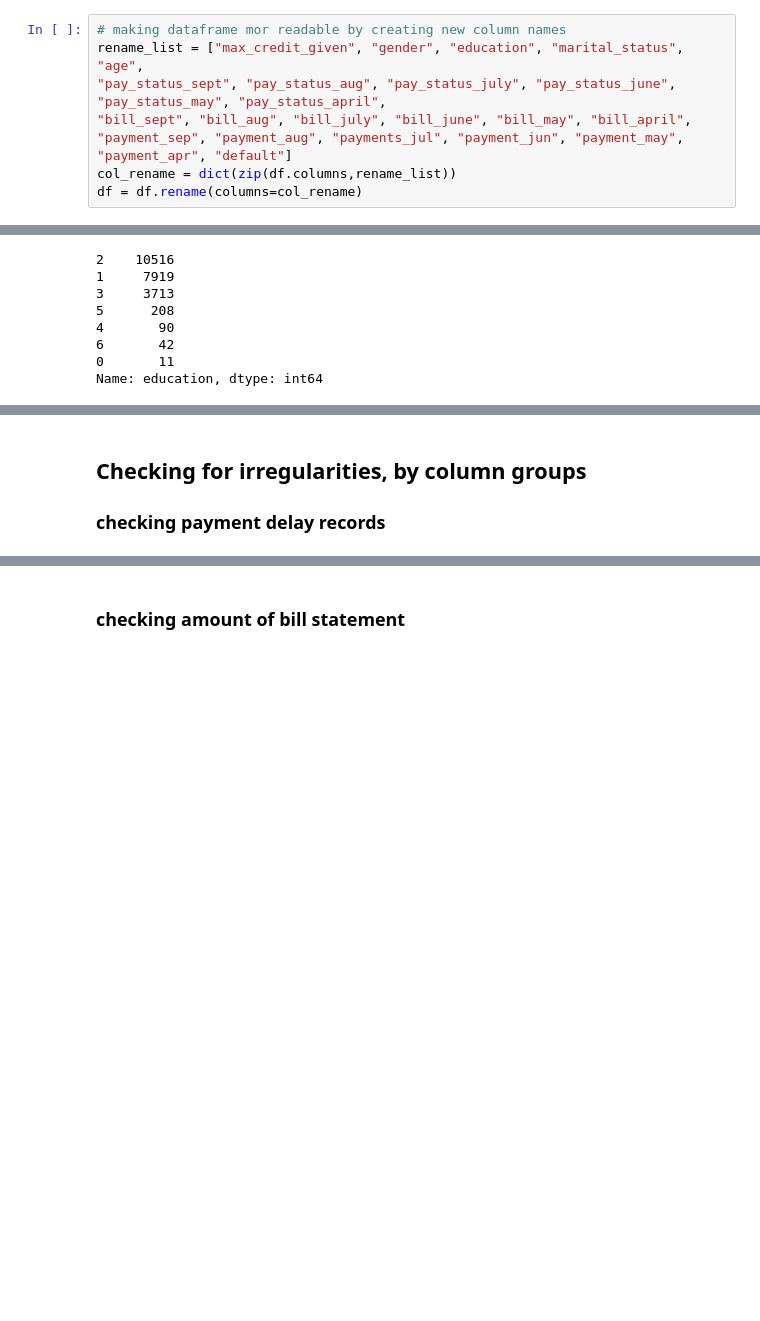
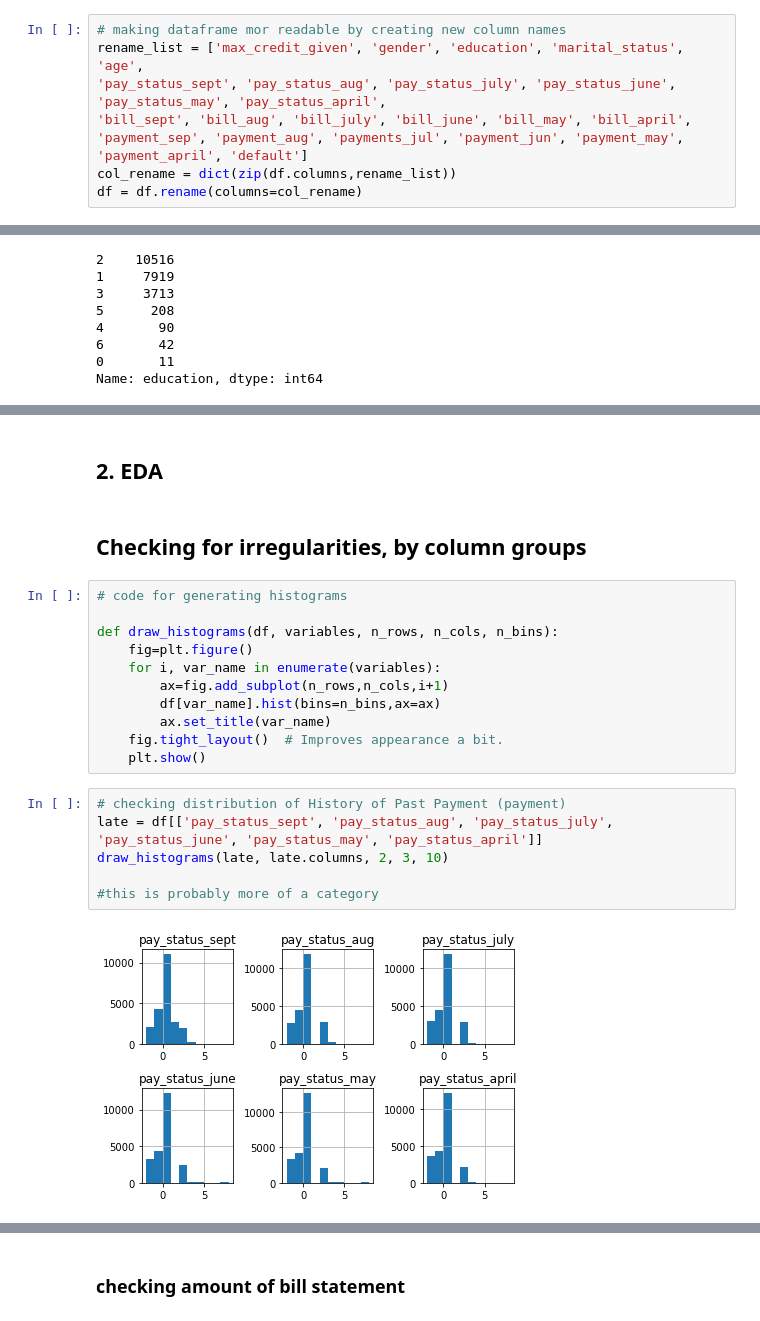
Before and after one commit to sankur7777/credit_card-default_prediction, a Jupyter notebook: scrap_notebook.ipynb, the cells around one changed output, grey strips where cells are left out. Drawn from its saved outputs; the diff is of its cells as text; blank space fills up the shorter version.

```diff
--- a/scrap_notebook.ipynb
+++ b/scrap_notebook.ipynb
@@ -54,10 +54,10 @@ df.head()
 | 6239 | 10000 | 1 | 2 | 2 | 27 | 0 | 0 | 0 | 0 | 0 | 0 | ... |
 # %%
 # making dataframe mor readable by creating new column names
-rename_list = ["max_credit_given", "gender", "education", "marital_status", "age",
-"pay_status_sept", "pay_status_aug", "pay_status_july", "pay_status_june", "pay_status_may", "pay_status_april",
-"bill_sept", "bill_aug", "bill_july", "bill_june", "bill_may", "bill_april",
-"payment_sep", "payment_aug", "payments_jul", "payment_jun", "payment_may", "payment_apr", "default"]
+rename_list = ['max_credit_given', 'gender', 'education', 'marital_status', 'age',
+'pay_status_sept', 'pay_status_aug', 'pay_status_july', 'pay_status_june', 'pay_status_may', 'pay_status_april',
+'bill_sept', 'bill_aug', 'bill_july', 'bill_june', 'bill_may', 'bill_april',
+'payment_sep', 'payment_aug', 'payments_jul', 'payment_jun', 'payment_may', 'payment_april', 'default']
 col_rename = dict(zip(df.columns,rename_list))
 df = df.rename(columns=col_rename)
 # %%
@@ -197,3 +211,23 @@ let's check to see what other people did first
+# %% [markdown]
+## 2. EDA
 # %% [markdown]
 ## Checking for irregularities, by column groups
-### checking payment delay records
+# %%
+# code for generating histograms
+
+def draw_histograms(df, variables, n_rows, n_cols, n_bins):
+    fig=plt.figure()
+    for i, var_name in enumerate(variables):
+        ax=fig.add_subplot(n_rows,n_cols,i+1)
+        df[var_name].hist(bins=n_bins,ax=ax)
+        ax.set_title(var_name)
+    fig.tight_layout()  # Improves appearance a bit.
+    plt.show()
+# %%
+# checking distribution of History of Past Payment (payment)
+late = df[['pay_status_sept', 'pay_status_aug', 'pay_status_july', 'pay_status_june', 'pay_status_may', 'pay_status_april']]
+draw_histograms(late, late.columns, 2, 3, 10)
+
+#this is probably more of a category
+# %% [output]
+[figure, added]
```
Also changed, not shown: parts of 52 cells of this notebook.
